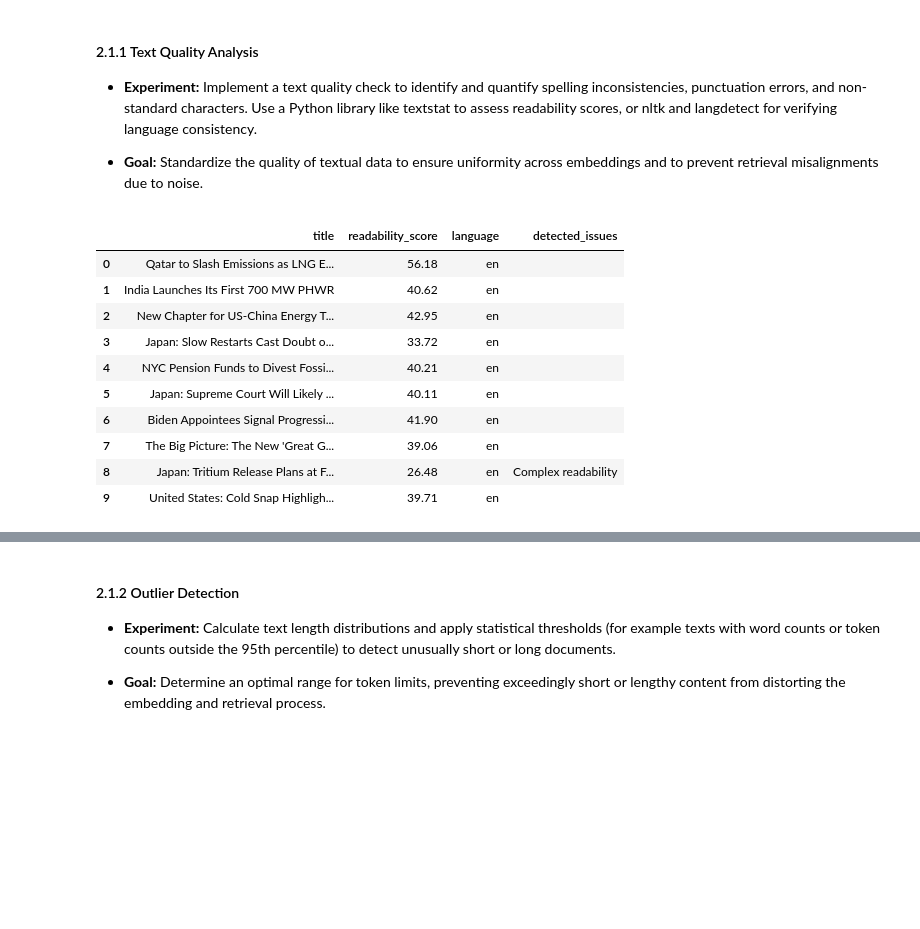
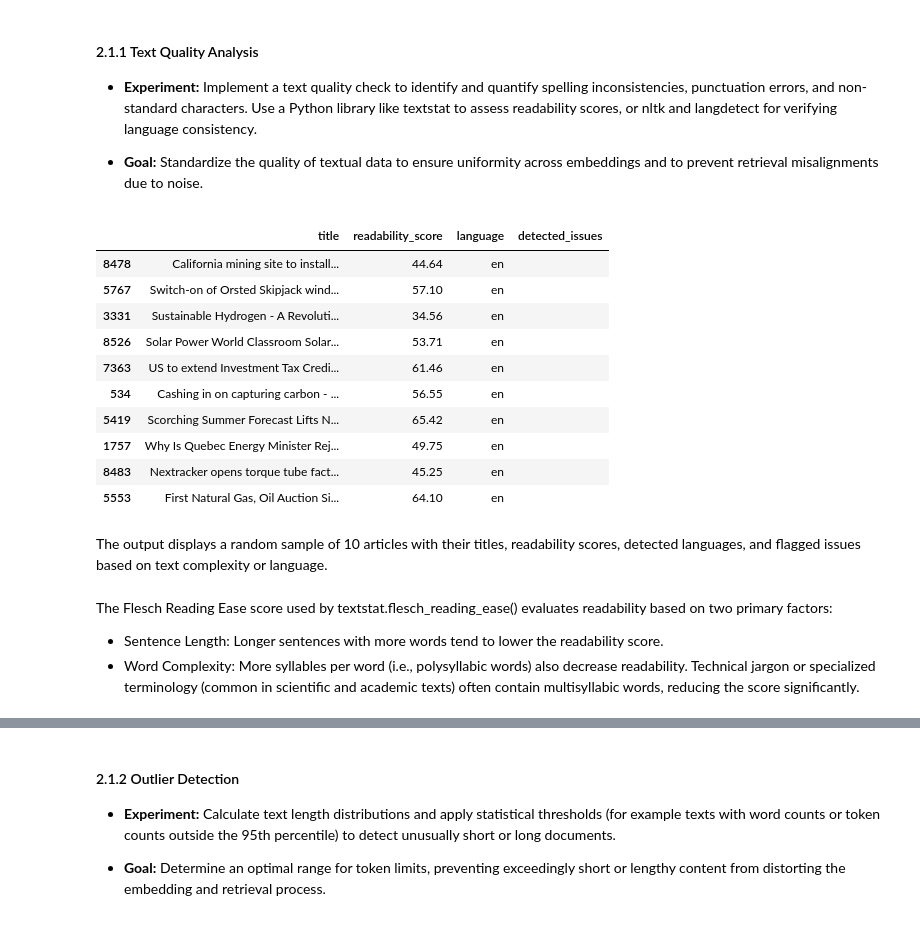
Before and after one commit to alexschillingfhnw/npr-mc1, a Jupyter notebook: src/data-analysis.ipynb, the cells around one changed output, grey strips where cells are left out. Drawn from its saved outputs; the diff is of its cells as text; code cells hidden in the pictures; blank space fills up the shorter version.

Commit message:
Update data-analysis.ipynb
Cleaned, organized, and explored the dataset with key insights visualized to prepare for analysis and modeling.

```diff
--- a/src/data-analysis.ipynb
+++ b/src/data-analysis.ipynb
@@ -76,44 +68,50 @@ text_quality = {
 for index, row in data.iterrows():
     content = row['content']
 
     # Calculate readability score
     readability = textstat.flesch_reading_ease(content)
     text_quality['readability_score'].append(readability)
 
     # Detect language
     try:
         language = detect(content)
     except LangDetectException:
         language = 'unknown'
     text_quality['language'].append(language)
 
     # Flag detected issues
     issues = []
     if readability < 30:  # Threshold for complex text
         issues.append("Complex readability")
     if language != 'en':
         issues.append(f"Non-English language detected: {language}")
 
     text_quality['detected_issues'].append("; ".join(issues))
 
 # Convert results to DataFrame for easy visualization
 text_quality_df = pd.DataFrame(text_quality)
 data_with_quality = pd.concat([data, text_quality_df], axis=1)
 
 # Display a sample of the analysis results
-data_with_quality[['title', 'readability_score', 'language', 'detected_issues']].head(10)
+data_with_quality[['title', 'readability_score', 'language', 'detected_issues']].sample(10, random_state=80)
 # %% [output]
 |  | title | readability_score | language | detected_issues |
-| 0 | Qatar to Slash Emissions as LNG E... | 56.18 | en |  |
-| 1 | India Launches Its First 700 MW PHWR | 40.62 | en |  |
-| 2 | New Chapter for US-China Energy T... | 42.95 | en |  |
-| 3 | Japan: Slow Restarts Cast Doubt o... | 33.72 | en |  |
-| 4 | NYC Pension Funds to Divest Fossi... | 40.21 | en |  |
-| 5 | Japan: Supreme Court Will Likely ... | 40.11 | en |  |
-| 6 | Biden Appointees Signal Progressi... | 41.90 | en |  |
-| 7 | The Big Picture: The New 'Great G... | 39.06 | en |  |
-| 8 | Japan: Tritium Release Plans at F... | 26.48 | en | Complex readability |
-| 9 | United States: Cold Snap Highligh... | 39.71 | en |  |
+| 8478 | California mining site to install... | 44.64 | en |  |
+| 5767 | Switch-on of Orsted Skipjack wind... | 57.10 | en |  |
+| 3331 | Sustainable Hydrogen - A Revoluti... | 34.56 | en |  |
+| 8526 | Solar Power World Classroom Solar... | 53.71 | en |  |
+| 7363 | US to extend Investment Tax Credi... | 61.46 | en |  |
+| 534 | Cashing in on capturing carbon - ... | 56.55 | en |  |
+| 5419 | Scorching Summer Forecast Lifts N... | 65.42 | en |  |
+| 1757 | Why Is Quebec Energy Minister Rej... | 49.75 | en |  |
+| 8483 | Nextracker opens torque tube fact... | 45.25 | en |  |
+| 5553 | First Natural Gas, Oil Auction Si... | 64.10 | en |  |
+# %% [markdown]
+The output displays a random sample of 10 articles with their titles, readability scores, detected languages, and flagged issues based on text complexity or language.
+# %% [markdown]
+The Flesch Reading Ease score used by textstat.flesch_reading_ease() evaluates readability based on two primary factors:
+- Sentence Length: Longer sentences with more words tend to lower the readability score.
+- Word Complexity: More syllables per word (i.e., polysyllabic words) also decrease readability. Technical jargon or specialized terminology (common in scientific and academic texts) often contain multisyllabic words, reducing the score significantly.
 # %%
 print(data_with_quality["language"].value_counts(), "\n")
 # %% [output]
```
Also changed, not shown: parts of 81 cells of this notebook.
